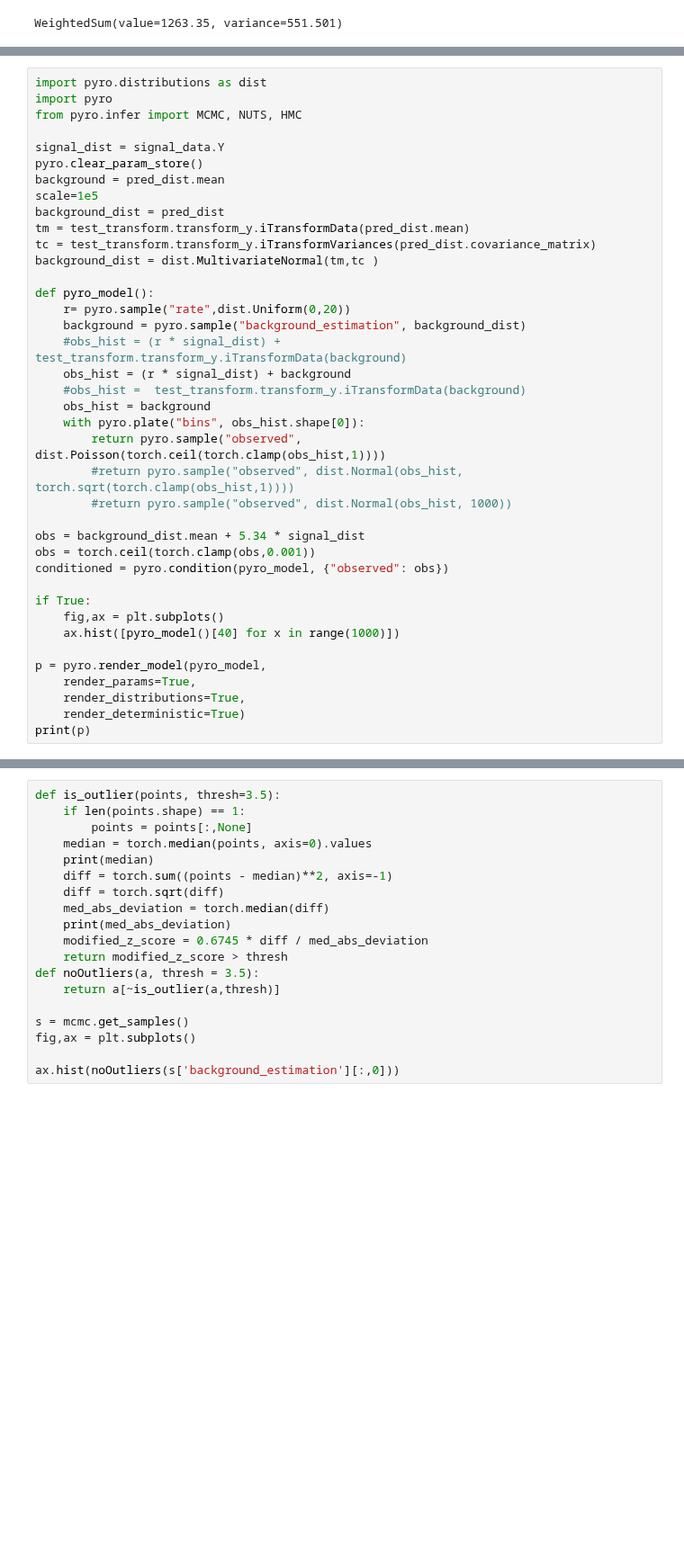
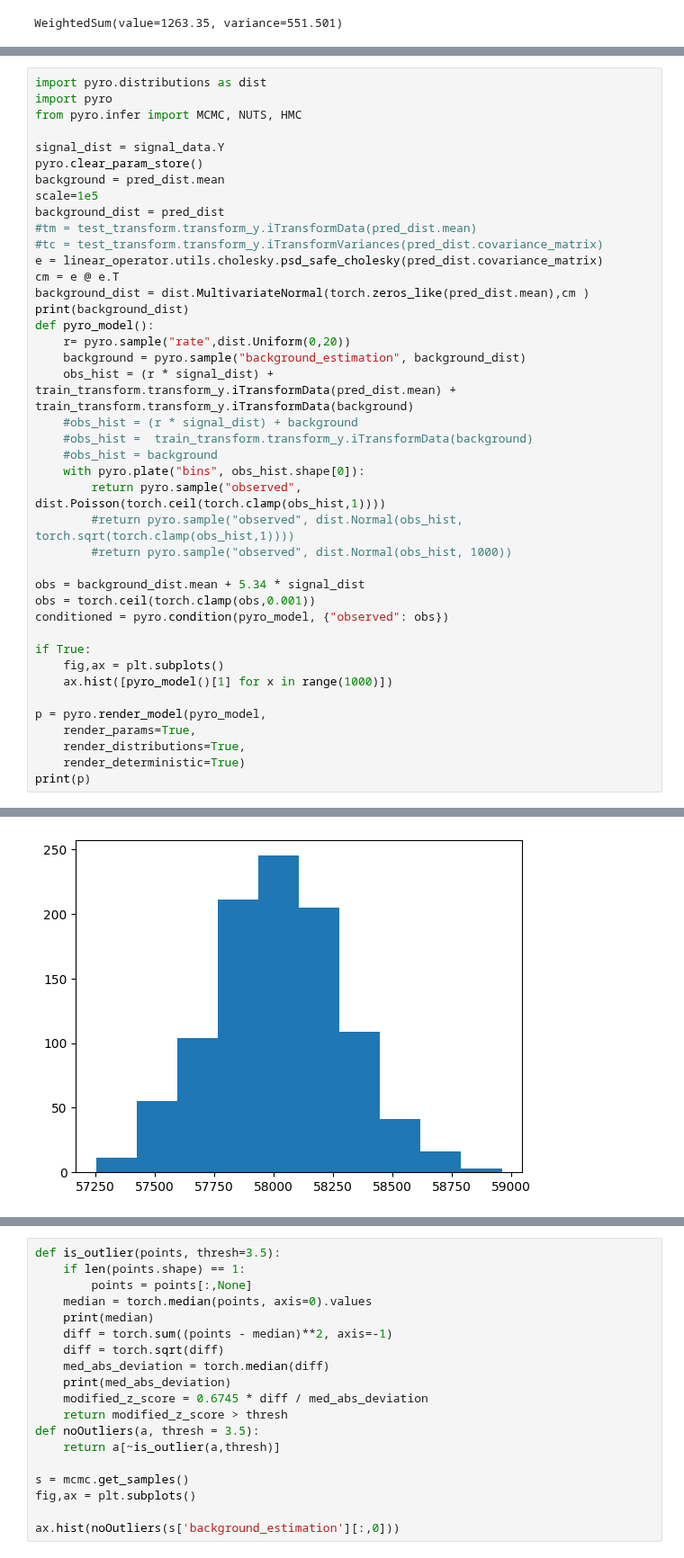
Before and after one commit to UMN-CMS/SingleStopCoffea, a Jupyter notebook: notebooks/multidim_fit.ipynb, the cells around one changed output, grey strips where cells are left out. Shown at 90% size. Cells and saved outputs as stored; diff of their text form; blank space fills up the shorter version.

```diff
--- a/notebooks/multidim_fit.ipynb
+++ b/notebooks/multidim_fit.ipynb
@@ -385,17 +365,19 @@ pyro.clear_param_store()
 background = pred_dist.mean
 scale=1e5
 background_dist = pred_dist
-tm = test_transform.transform_y.iTransformData(pred_dist.mean)
-tc = test_transform.transform_y.iTransformVariances(pred_dist.covariance_matrix)
-background_dist = dist.MultivariateNormal(tm,tc )
-
+#tm = test_transform.transform_y.iTransformData(pred_dist.mean)
+#tc = test_transform.transform_y.iTransformVariances(pred_dist.covariance_matrix)
+e = linear_operator.utils.cholesky.psd_safe_cholesky(pred_dist.covariance_matrix)
+cm = e @ e.T
+background_dist = dist.MultivariateNormal(torch.zeros_like(pred_dist.mean),cm )
+print(background_dist)
 def pyro_model():
     r= pyro.sample("rate",dist.Uniform(0,20))
     background = pyro.sample("background_estimation", background_dist)
-    #obs_hist = (r * signal_dist) + test_transform.transform_y.iTransformData(background)
-    obs_hist = (r * signal_dist) + background
-    #obs_hist =  test_transform.transform_y.iTransformData(background)
-    obs_hist = background
+    obs_hist = (r * signal_dist) + train_transform.transform_y.iTransformData(pred_dist.mean) + train_transform.transform_y.iTransformData(background)
+    #obs_hist = (r * signal_dist) + background
+    #obs_hist =  train_transform.transform_y.iTransformData(background)
+    #obs_hist = background
     with pyro.plate("bins", obs_hist.shape[0]):
         return pyro.sample("observed", dist.Poisson(torch.ceil(torch.clamp(obs_hist,1))))
         #return pyro.sample("observed", dist.Normal(obs_hist, torch.sqrt(torch.clamp(obs_hist,1))))
@@ -407,10 +389,11 @@ conditioned = pyro.condition(pyro_model, {"observed": obs})
 
 if True:
     fig,ax = plt.subplots()
-    ax.hist([pyro_model()[40] for x in range(1000)])
+    ax.hist([pyro_model()[1] for x in range(1000)])
 
 p = pyro.render_model(pyro_model,
     render_params=True,
     render_distributions=True,
     render_deterministic=True)
 print(p)
+# %% [output]
@@ -417,2 +412,3 @@ print(p)
+[figure, added]
 # %%
 nuts_kernel = NUTS(conditioned,jit_compile=False)
```
Also changed, not shown: parts of 20 cells of this notebook, 6 other files.
